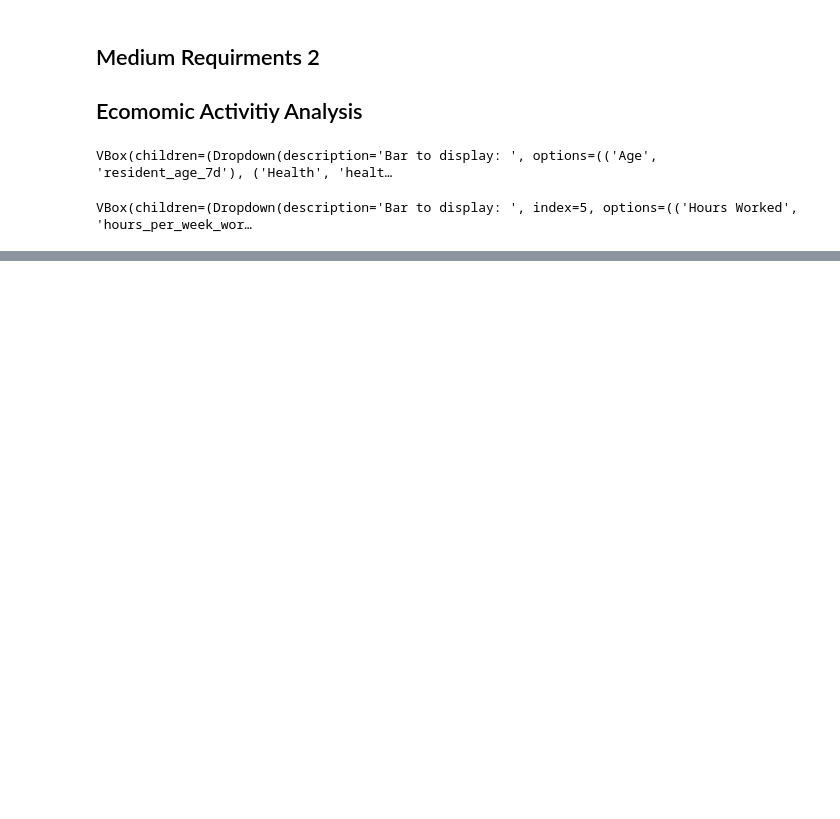
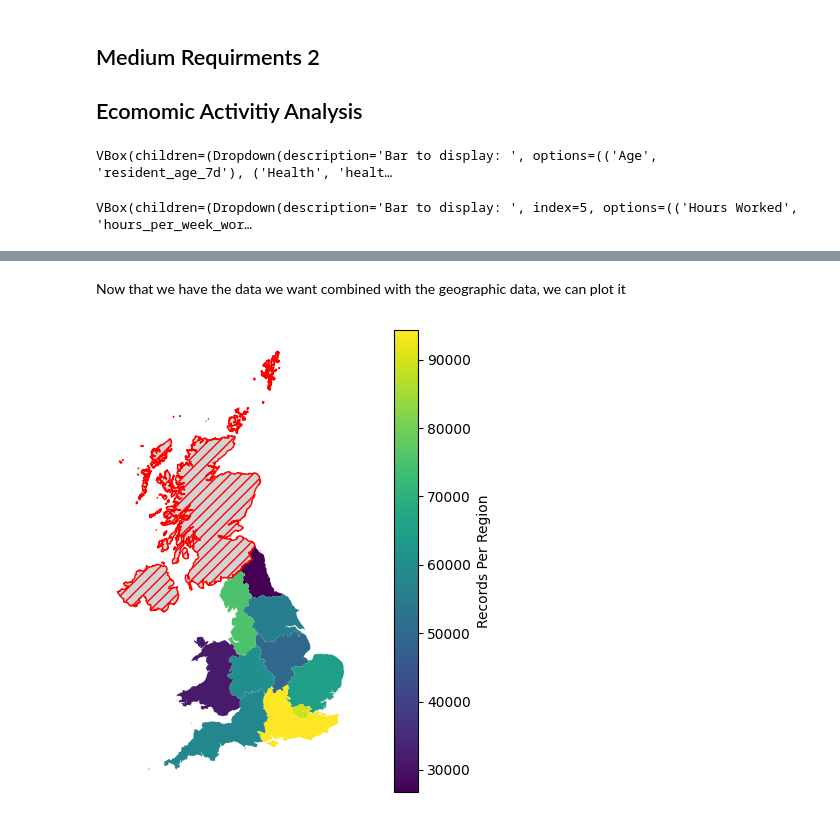
Before and after one commit to het106/Python-p2, a Jupyter notebook: notebooks/census2021.ipynb, the cells around one changed output, grey strips where cells are left out. Cells and saved outputs as stored; diff of their text form; code cells hidden in the pictures; blank space fills up the shorter version.

```diff
--- a/notebooks/census2021.ipynb
+++ b/notebooks/census2021.ipynb
@@ -807,0 +390,4 @@ interactive(children=(Dropdown(description='Health Status:', options=(np.int64(1
+# %%
+df = pd.read_csv("../data/publicmicrodatateachingsample.csv")
+map = geopandas.read_file("../data/shapeFileData/NUTS1_Jan_2018_UGCB_in_the_UK.shp")
+map.head()
@@ -807,0 +403,5 @@ interactive(children=(Dropdown(description='Health Status:', options=(np.int64(1
+# %%
+# Rename the region codes to the modern version that the census data uses
+map["nuts118cd"] = map["nuts118cd"].map({"UKC": "E12000001", "UKD": "E12000002", "UKE": "E12000003", "UKF": "E12000004", "UKG": "E12000005", "UKH": "E12000006", "UKI": "E12000007", "UKJ": "E12000008", "UKK": "E12000009", "UKL": "W92000004", "UKM": "S99999999" ,"UKN": "N99999999"})
+map.rename(columns={"nuts118cd": "region"}, inplace=True)
+map
@@ -807,0 +424,7 @@ interactive(children=(Dropdown(description='Health Status:', options=(np.int64(1
+# %%
+# Get the counts and add this to the geographic DataFrame
+region_counts = df.groupby("region")["region"].count()
+map = map.join(region_counts.rename("record_counts"), on="region")
+
+#We can see that they were added
+map[["region", "record_counts"]]
@@ -807,0 +445,19 @@ interactive(children=(Dropdown(description='Health Status:', options=(np.int64(1
+# %% [markdown]
+Now that we have the data we want combined with the geographic data, we can plot it
+# %%
+ax = map.plot(
+    figsize=(10,6),
+    column="record_counts",
+    legend=True,
+    legend_kwds={"label": "Records Per Region", "orientation": "vertical"},
+    missing_kwds={
+        "color": "lightgrey",
+        "edgecolor": "red",
+        "hatch": "///",
+        "label": "Missing values",
+    },
+    )
+
+ax.set_axis_off()
+# %% [output]
+[figure, added]
```
Also changed, not shown: parts of 28 cells of this notebook.
